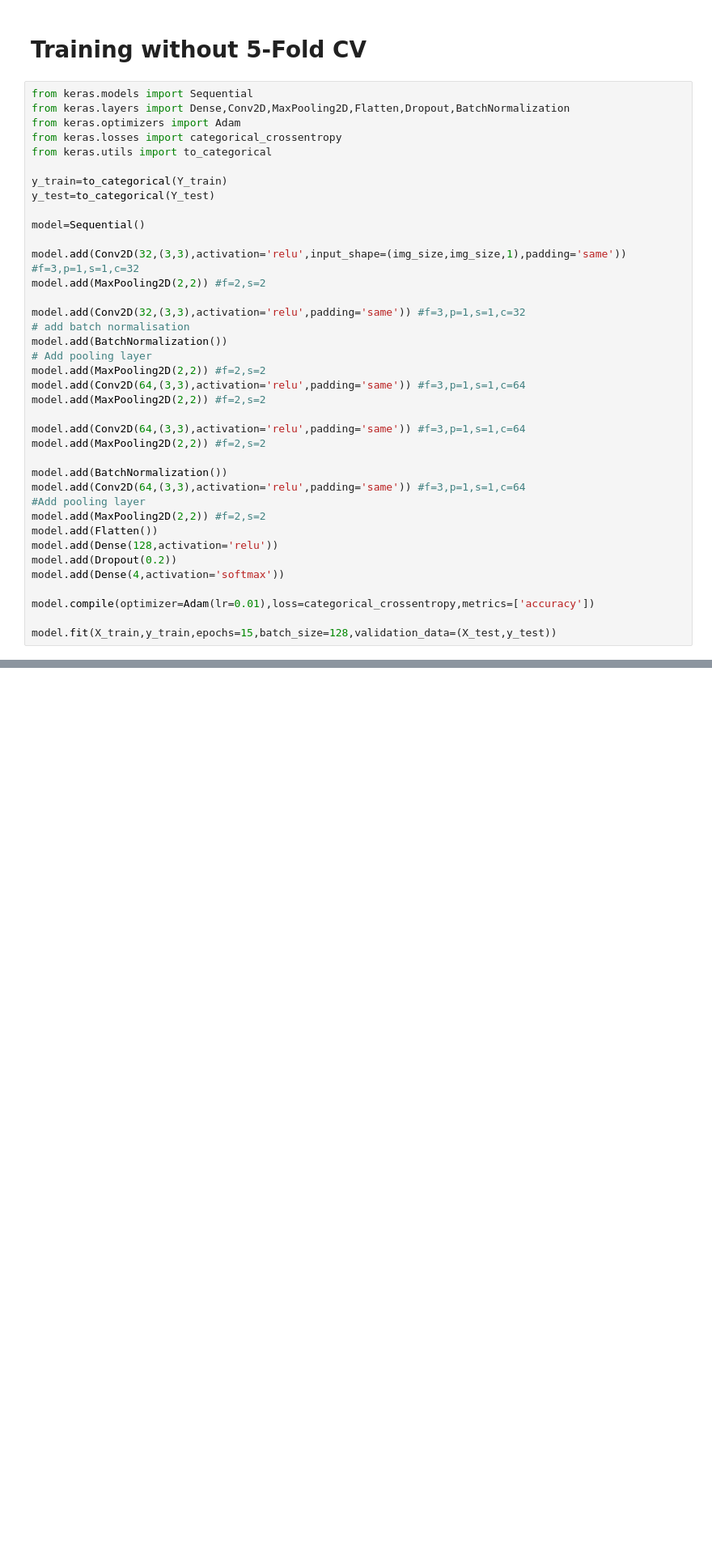
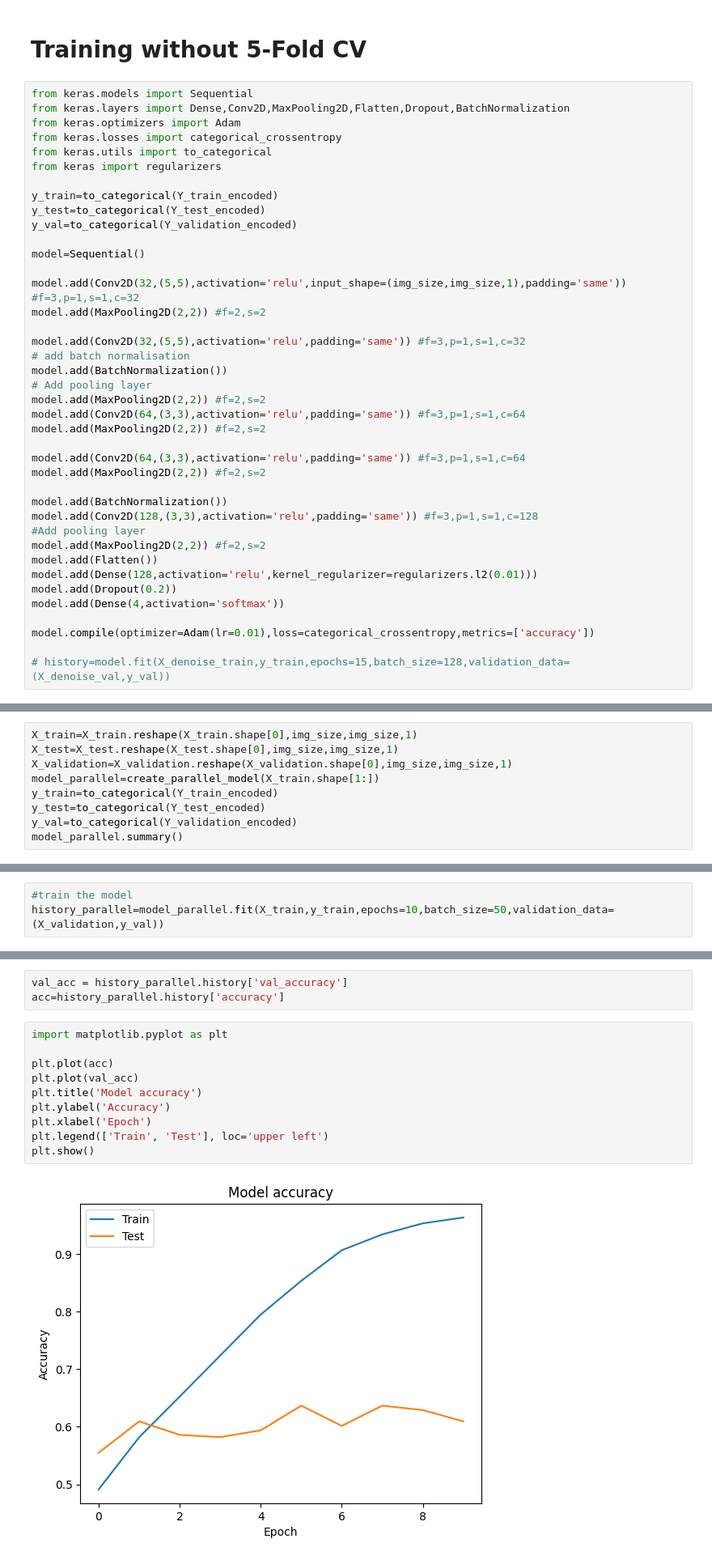
Before and after one commit to karamarora20/Alzheimer_detection, a Jupyter notebook: Models/model1.ipynb, the cells around one changed output, grey strips where cells are left out. Shown at 81% size. Drawn from its saved outputs; the diff is of its cells as text; blank space fills up the shorter version.

Commit message:
parallel_cnn - reduce overfitting

```diff
--- a/Models/model1.ipynb
+++ b/Models/model1.ipynb
@@ -164,16 +186,18 @@ from keras.layers import Dense,Conv2D,MaxPooling2D,Flatten,Dropout,BatchNormaliz
 from keras.optimizers import Adam
 from keras.losses import categorical_crossentropy
 from keras.utils import to_categorical
+from keras import regularizers
 
-y_train=to_categorical(Y_train)
-y_test=to_categorical(Y_test)
+y_train=to_categorical(Y_train_encoded)
+y_test=to_categorical(Y_test_encoded)
+y_val=to_categorical(Y_validation_encoded)
 
 model=Sequential()
 
-model.add(Conv2D(32,(3,3),activation='relu',input_shape=(img_size,img_size,1),padding='same')) #f=3,p=1,s=1,c=32
+model.add(Conv2D(32,(5,5),activation='relu',input_shape=(img_size,img_size,1),padding='same')) #f=3,p=1,s=1,c=32
 model.add(MaxPooling2D(2,2)) #f=2,s=2
 
-model.add(Conv2D(32,(3,3),activation='relu',padding='same')) #f=3,p=1,s=1,c=32
+model.add(Conv2D(32,(5,5),activation='relu',padding='same')) #f=3,p=1,s=1,c=32
 # add batch normalisation
 model.add(BatchNormalization())
 # Add pooling layer
@@ -185,14 +209,14 @@ model.add(Conv2D(64,(3,3),activation='relu',padding='same')) #f=3,p=1,s=1,c=64
 model.add(MaxPooling2D(2,2)) #f=2,s=2
 
 model.add(BatchNormalization())
-model.add(Conv2D(64,(3,3),activation='relu',padding='same')) #f=3,p=1,s=1,c=64
+model.add(Conv2D(128,(3,3),activation='relu',padding='same')) #f=3,p=1,s=1,c=128
 #Add pooling layer
 model.add(MaxPooling2D(2,2)) #f=2,s=2
 model.add(Flatten())
-model.add(Dense(128,activation='relu'))
+model.add(Dense(128,activation='relu',kernel_regularizer=regularizers.l2(0.01)))
 model.add(Dropout(0.2))
 model.add(Dense(4,activation='softmax'))
 
 model.compile(optimizer=Adam(lr=0.01),loss=categorical_crossentropy,metrics=['accuracy'])
 
-model.fit(X_train,y_train,epochs=15,batch_size=128,validation_data=(X_test,y_test))
+# history=model.fit(X_denoise_train,y_train,epochs=15,batch_size=128,validation_data=(X_denoise_val,y_val))
@@ -222,0 +259,9 @@ Epoch 10/10
+# %%
+X_train=X_train.reshape(X_train.shape[0],img_size,img_size,1)
+X_test=X_test.reshape(X_test.shape[0],img_size,img_size,1)
+X_validation=X_validation.reshape(X_validation.shape[0],img_size,img_size,1)
+model_parallel=create_parallel_model(X_train.shape[1:])
+y_train=to_categorical(Y_train_encoded)
+y_test=to_categorical(Y_test_encoded)
+y_val=to_categorical(Y_validation_encoded)
+model_parallel.summary()
@@ -222,0 +292,3 @@ Epoch 10/10
+# %%
+#train the model
+history_parallel=model_parallel.fit(X_train,y_train,epochs=10,batch_size=50,validation_data=(X_validation,y_val))
@@ -222,0 +297,15 @@ Epoch 10/10
+# %%
+val_acc = history_parallel.history['val_accuracy']
+acc=history_parallel.history['accuracy']
+# %%
+import matplotlib.pyplot as plt
+
+plt.plot(acc)
+plt.plot(val_acc)
+plt.title('Model accuracy')
+plt.ylabel('Accuracy')
+plt.xlabel('Epoch')
+plt.legend(['Train', 'Test'], loc='upper left')
+plt.show()
+# %% [output]
+[figure, added]
```
Also changed, not shown: parts of 19 cells of this notebook.
